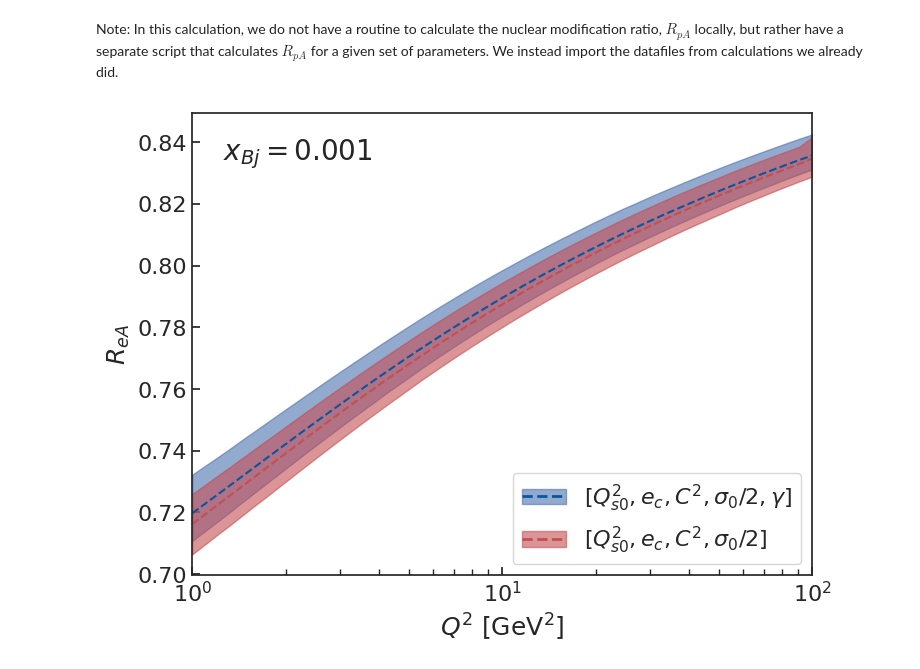
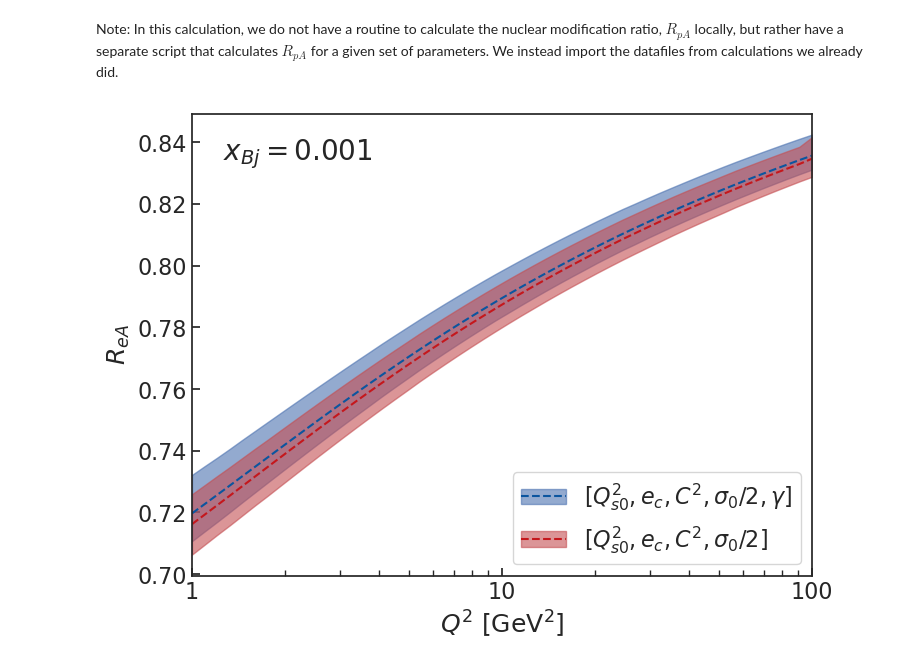
Before and after one commit to camcasuga/BayesianBK_results, a Jupyter notebook: analysis.ipynb, the cells around one changed output. Saved outputs shown, nothing was run; the diff lists cells and outputs as text; code cells hidden in the pictures.

Commit message:
0.1, 1, 10 format

```diff
--- a/analysis.ipynb
+++ b/analysis.ipynb
@@ -403,13 +407,14 @@ x = 0.001
 # %%
 fig, ax = plt.subplots(1,1, figsize = (8,6))
 fig, ax = plot_pred_mve_vs_mv5(fig, ax, rpa_q2_mve, rpa_q2_mv5, Q2_range, r'$R_{eA}$', r'$Q^2$ [GeV$^2$]', legend_loc = "lower right", xlogscale= True, linewidth_= 1.5)
 ax.text(0.05, 0.95, r'$x_{Bj} = $'+'{}'.format(x), transform=plt.gca().transAxes, fontsize=20, verticalalignment='top')
 ax.set_xlim(1, 100)
-ax.set_axes_margin(0.0)
+#ax.set_axes_margin(0.0)
+ax.xaxis.set_major_formatter(FormatStrFormatter('%g'))
 fig.savefig("plots/{}_rpa_q2dep.pdf".format(correlated_str), bbox_inches='tight')
 fig.savefig("plots/{}_rpa_q2dep.png".format(correlated_str), bbox_inches='tight')
 # %% [output]
-[figure, old version]
+[figure, new version]
 # %%
 # normalize to 1
 rpa_q2_mv5_norm = rpa_q2_mv5/rpa_q2_mv5[0]
```
Also changed, not shown: parts of 18 cells of this notebook, 13 other files.
